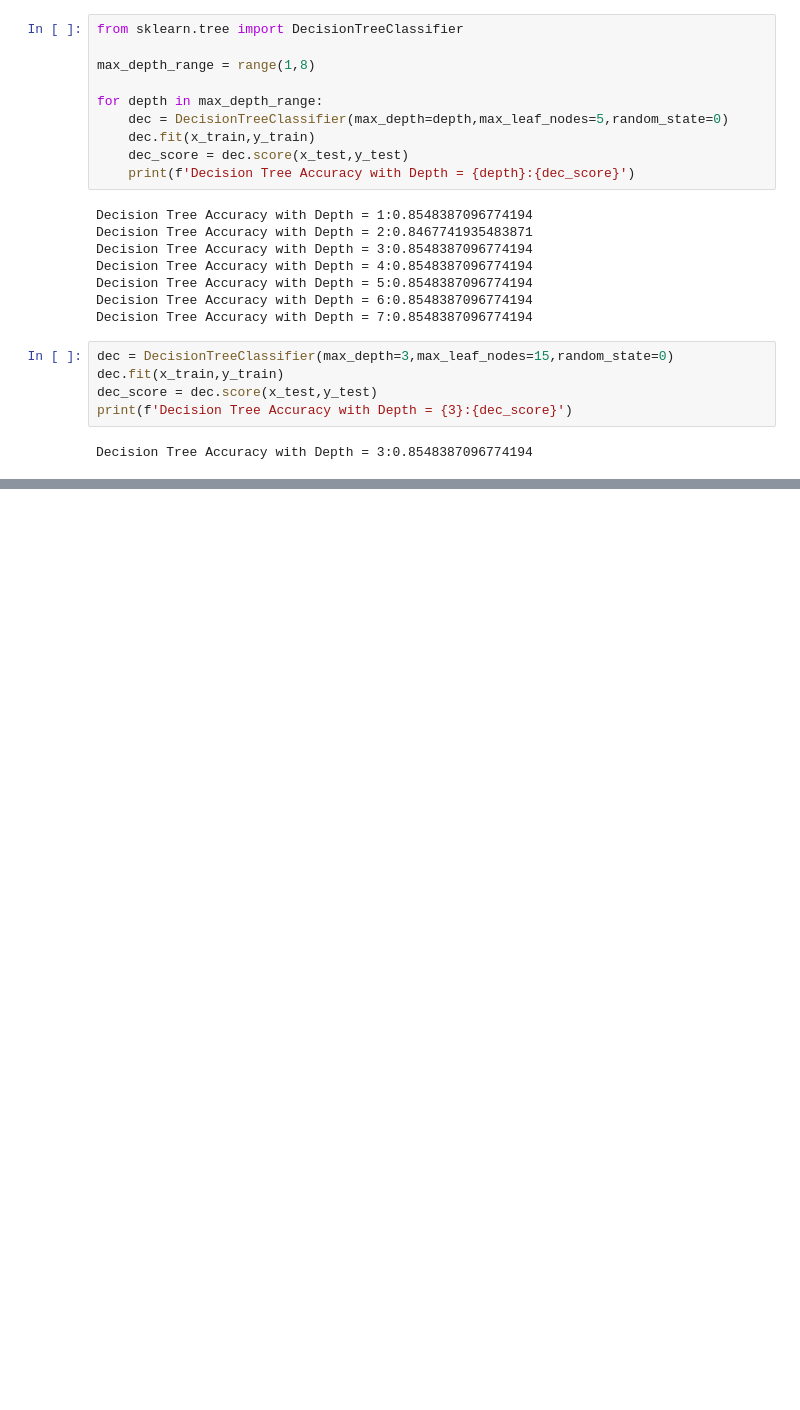
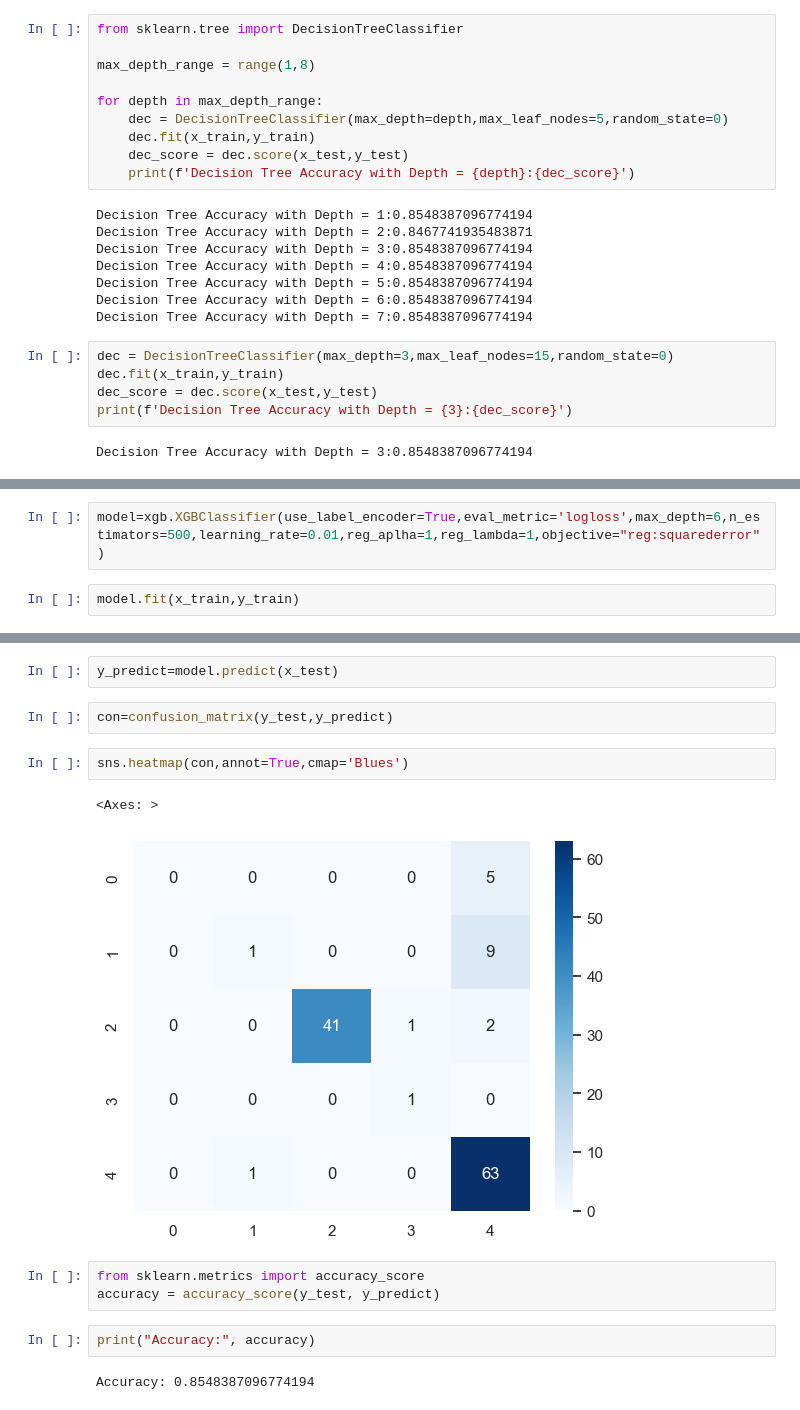
Before and after one commit to KrishBnsl/weather-prediction, a Jupyter notebook: weather_prediction.ipynb, the cells around one changed output, grey strips where cells are left out. Drawn from its saved outputs; the diff is of its cells as text; blank space fills up the shorter version.

Commit message:
Updated weather prediction notebook

```diff
--- a/weather_prediction.ipynb
+++ b/weather_prediction.ipynb
@@ -431,0 +440,4 @@ sns.heatmap(conf_matrix,annot=True,cmap='Blues')
+# %%
+model=xgb.XGBClassifier(use_label_encoder=True,eval_metric='logloss',max_depth=6,n_estimators=500,learning_rate=0.01,reg_aplha=1,reg_lambda=1,objective="reg:squarederror")
+# %%
+model.fit(x_train,y_train)
@@ -431,0 +459,16 @@ sns.heatmap(conf_matrix,annot=True,cmap='Blues')
+# %%
+y_predict=model.predict(x_test)
+# %%
+con=confusion_matrix(y_test,y_predict)
+# %%
+sns.heatmap(con,annot=True,cmap='Blues')
+# %% [output]
+<Axes: >
+[figure, added]
+# %%
+from sklearn.metrics import accuracy_score
+accuracy = accuracy_score(y_test, y_predict)
+# %%
+print("Accuracy:", accuracy)
+# %% [output]
+Accuracy: 0.8548387096774194
```
Also changed, not shown: parts of 20 cells of this notebook.
